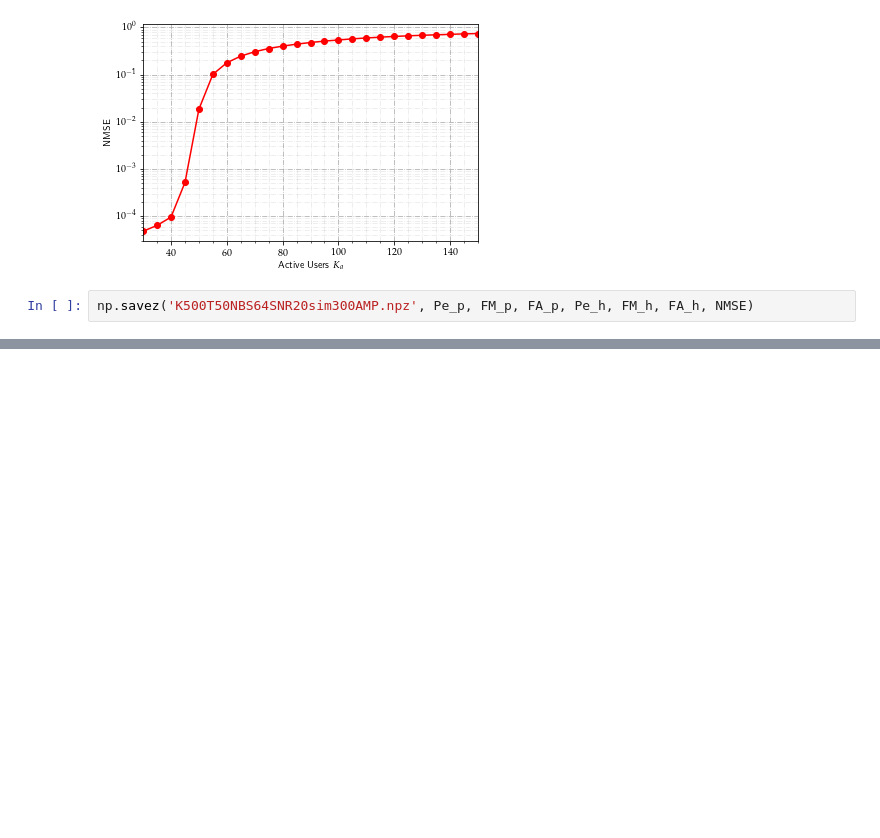
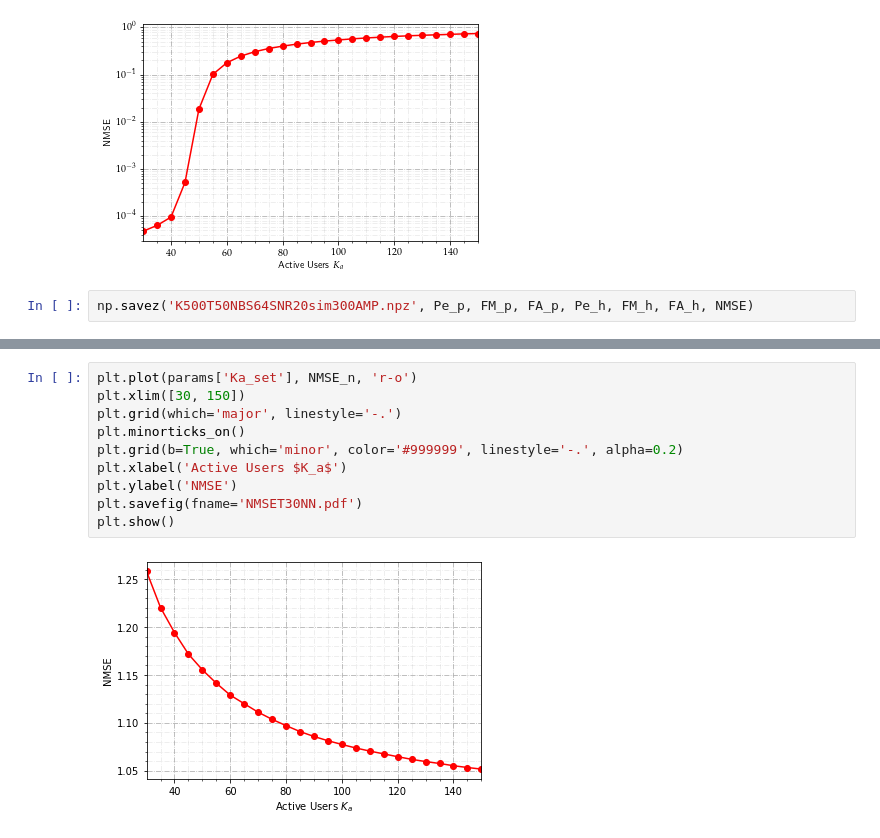
Before and after one commit to SJTUSEIEECBX/SparseRecovery, a Jupyter notebook: SporadicTraffic.ipynb, the cells around one changed output, grey strips where cells are left out. Saved outputs shown, nothing was run; the diff lists cells and outputs as text; blank space fills up the shorter version.

```diff
--- a/SporadicTraffic.ipynb
+++ b/SporadicTraffic.ipynb
@@ -332,0 +505,12 @@ np.savez('K500T50NBS64SNR20sim300AMP.npz', Pe_p, FM_p, FA_p, Pe_h, FM_h, FA_h, N
+# %%
+plt.plot(params['Ka_set'], NMSE_n, 'r-o')
+plt.xlim([30, 150])
+plt.grid(which='major', linestyle='-.')
+plt.minorticks_on()
+plt.grid(b=True, which='minor', color='#999999', linestyle='-.', alpha=0.2)
+plt.xlabel('Active Users $K_a$')
+plt.ylabel('NMSE')
+plt.savefig(fname='NMSET30NN.pdf')
+plt.show()
+# %% [output]
+[figure, added]
```
Also changed, not shown: parts of 10 cells of this notebook, 2 other files.
